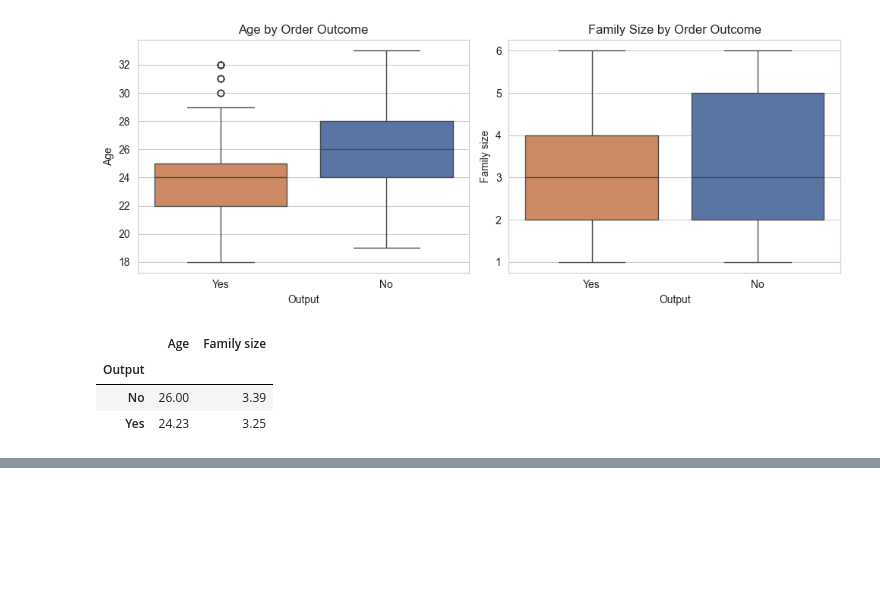
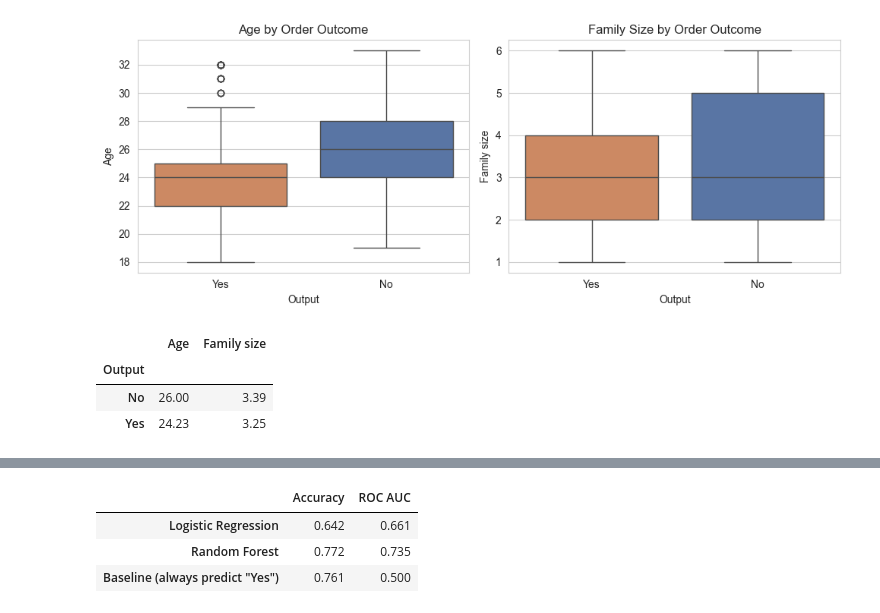
Before and after one commit to aliaalami1213/data-analyst-portfolio, a Jupyter notebook: 05-online-food-delivery-analysis/analysis.ipynb, the cells around one changed output, grey strips where cells are left out. Cells and saved outputs as stored; diff of their text form; code cells hidden in the pictures; blank space fills up the shorter version.

```diff
--- a/05-online-food-delivery-analysis/analysis.ipynb
+++ b/05-online-food-delivery-analysis/analysis.ipynb
@@ -151,0 +156,37 @@ df.groupby('Output')[['Age', 'Family size']].mean().round(2)
+# %%
+from sklearn.model_selection import StratifiedKFold, cross_val_score
+from sklearn.linear_model import LogisticRegression
+from sklearn.ensemble import RandomForestClassifier
+from sklearn.preprocessing import OneHotEncoder, StandardScaler
+from sklearn.compose import ColumnTransformer
+from sklearn.pipeline import Pipeline
+
+df_model = df.drop_duplicates().reset_index(drop=True)
+y = (df_model['Output'] == 'Yes').astype(int)
+
+cat_cols = ['Gender', 'Marital Status', 'Occupation', 'Monthly Income',
+            'Educational Qualifications', 'Customer Type']
+num_cols = ['Age', 'Family size']
+X = df_model[cat_cols + num_cols]
+
+pre = ColumnTransformer([
+    ('cat', OneHotEncoder(handle_unknown='ignore'), cat_cols),
+    ('num', StandardScaler(), num_cols),
+])
+skf = StratifiedKFold(n_splits=5, shuffle=True, random_state=42)
+
+results = {}
+for name, clf in [('Logistic Regression', LogisticRegression(max_iter=1000, class_weight='balanced')),
+                   ('Random Forest', RandomForestClassifier(n_estimators=300, random_state=42, class_weight='balanced'))]:
+    pipe = Pipeline([('pre', pre), ('clf', clf)])
+    acc = cross_val_score(pipe, X, y, cv=skf, scoring='accuracy')
+    auc = cross_val_score(pipe, X, y, cv=skf, scoring='roc_auc')
+    results[name] = {'Accuracy': acc.mean(), 'ROC AUC': auc.mean()}
+
+results['Baseline (always predict "Yes")'] = {'Accuracy': y.value_counts(normalize=True).max(), 'ROC AUC': 0.5}
+pd.DataFrame(results).T.round(3)
+# %% [output]
+|  | Accuracy | ROC AUC |
+| Logistic Regression | 0.642 | 0.661 |
+| Random Forest | 0.772 | 0.735 |
+| Baseline (always predict "Yes") | 0.761 | 0.500 |
```
Also changed, not shown: parts of 6 cells of this notebook, 3 other files.
